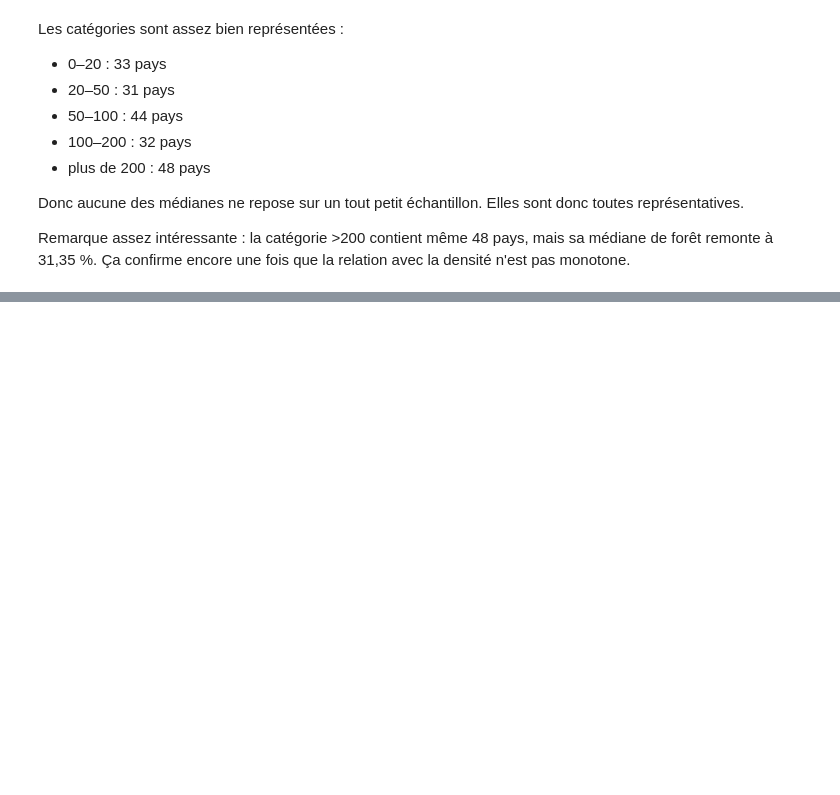
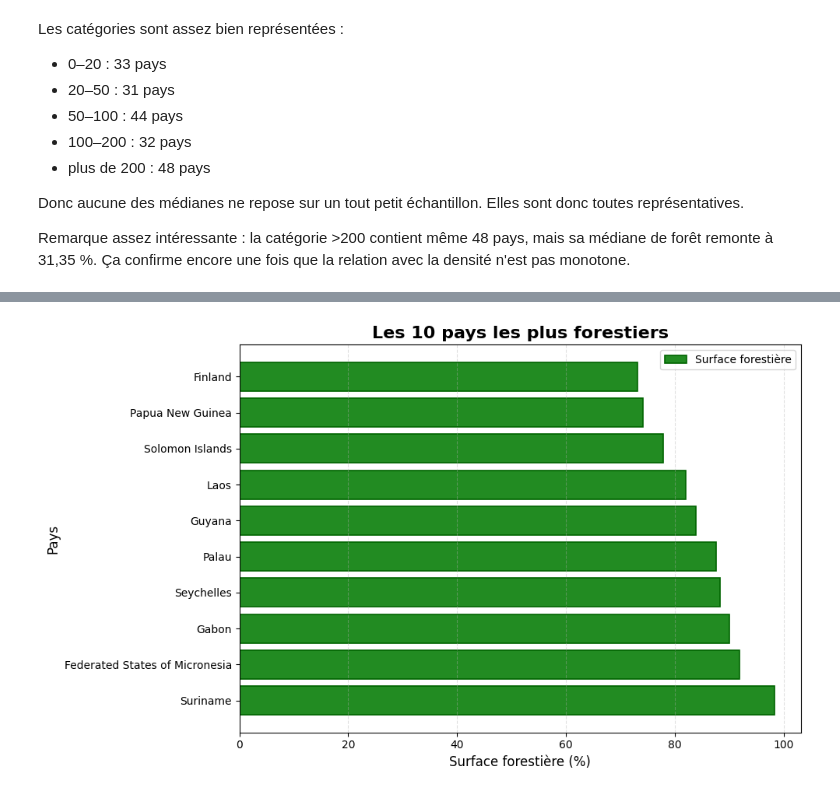
Before and after one commit to Sebastien-Luc-Soncini/Projet-Fil-Rouge-Foret, a Jupyter notebook: foret.ipynb, the cells around one changed output, grey strips where cells are left out. Saved outputs shown, nothing was run; the diff lists cells and outputs as text; code cells hidden in the pictures; blank space fills up the shorter version.

Commit message:
Ajout des analyses statistiques et visualisations dont une carte du monde

```diff
--- a/foret.ipynb
+++ b/foret.ipynb
@@ -1166,0 +1174,2 @@ Remarque assez intéressante : la catégorie >200 contient même 48 pays, mais s
+# %%
+top_10_foret = df.nlargest(10, "Forested Area (%)")
@@ -1166,0 +1190,23 @@ Remarque assez intéressante : la catégorie >200 contient même 48 pays, mais s
+# %%
+plt.figure(figsize=(10, 6))
+
+plt.barh(
+    top_10_foret["Country"],
+    top_10_foret["Forested Area (%)"],
+    color="forestgreen",
+    edgecolor="darkgreen",
+    linewidth=1.2,
+    label="Surface forestière"
+)
+
+plt.title("Les 10 pays les plus forestiers", fontsize=16, fontweight="bold")
+plt.xlabel("Surface forestière (%)", fontsize=12)
+plt.ylabel("Pays", fontsize=12)
+
+plt.grid(axis="x", linestyle="--", alpha=0.4)
+plt.legend()
+
+plt.tight_layout()
+plt.show()
+# %% [output]
+[figure, added]
```
Also changed, not shown: parts of 48 cells of this notebook.
